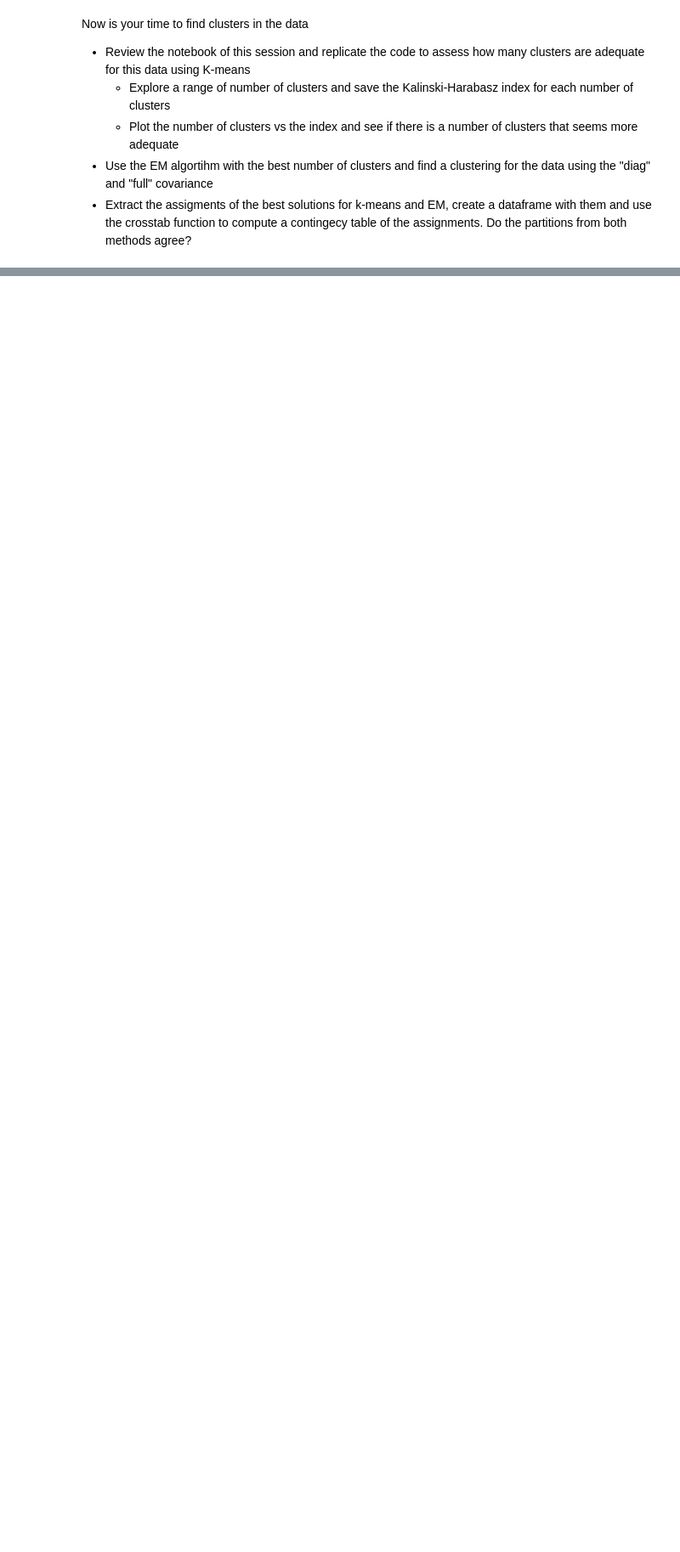
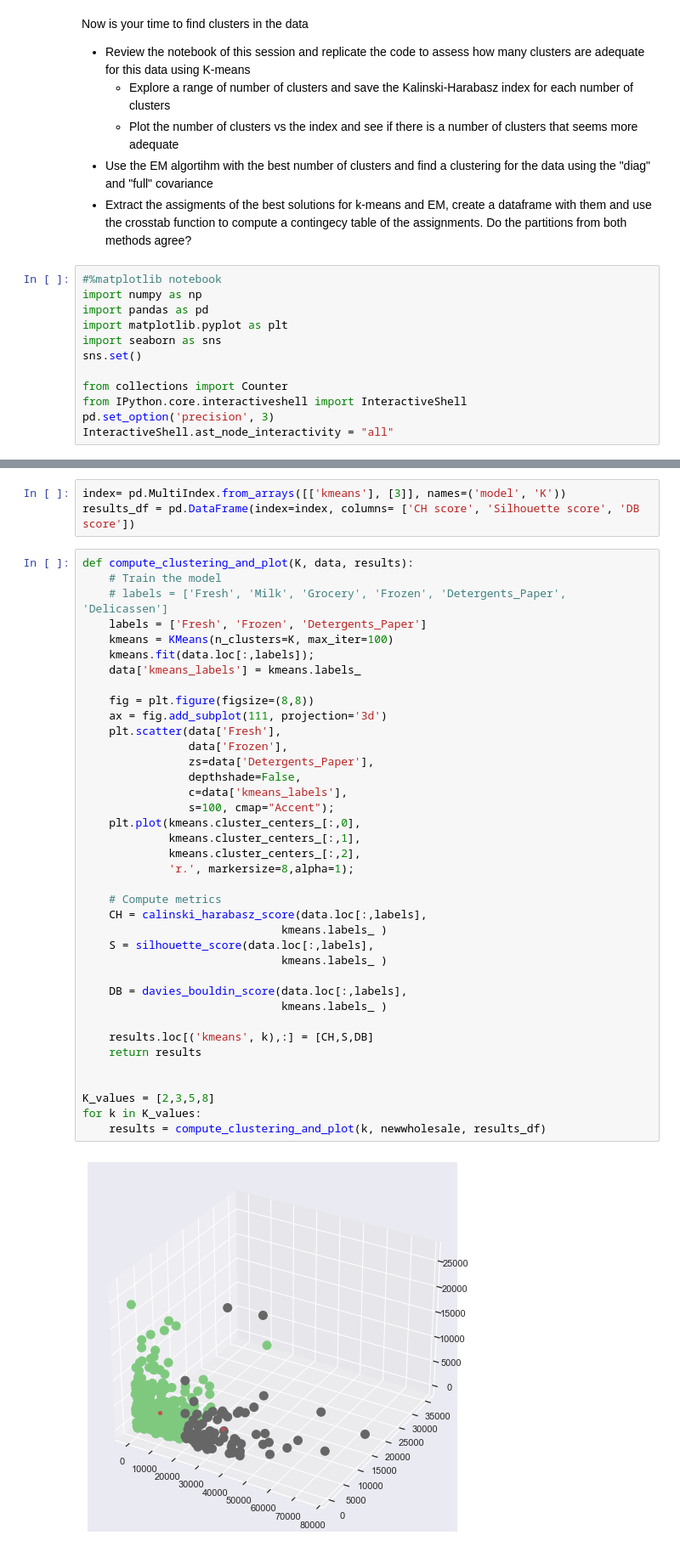
Before and after one commit to monadplus/ML, a Jupyter notebook: lab/lab6/ml06-exercise.ipynb, the cells around one changed output, grey strips where cells are left out. Shown at 85% size. Drawn from its saved outputs; the diff is of its cells as text; blank space fills up the shorter version.

```diff
--- a/lab/lab6/ml06-exercise.ipynb
+++ b/lab/lab6/ml06-exercise.ipynb
@@ -150,3 +150,15 @@ Now is your time to find clusters in the data
     - Plot the number of clusters vs the index and see if there is a number of clusters that seems more adequate
 - Use the EM algortihm with the best number of clusters and find a clustering for the data using the "diag" and "full" covariance
 - Extract the assigments of the best solutions for k-means and EM, create a dataframe with them and use the crosstab function to compute a contingecy table of the assignments. Do the partitions from both methods agree?
+# %%
+#%matplotlib notebook
+import numpy as np
+import pandas as pd
+import matplotlib.pyplot as plt
+import seaborn as sns
+sns.set()
+
+from collections import Counter
+from IPython.core.interactiveshell import InteractiveShell
+pd.set_option('precision', 3)
+InteractiveShell.ast_node_interactivity = "all"
@@ -152,0 +177,43 @@ Now is your time to find clusters in the data
+# %%
+index= pd.MultiIndex.from_arrays([['kmeans'], [3]], names=('model', 'K'))
+results_df = pd.DataFrame(index=index, columns= ['CH score', 'Silhouette score', 'DB score'])
+# %%
+def compute_clustering_and_plot(K, data, results):
+    # Train the model
+    # labels = ['Fresh', 'Milk', 'Grocery', 'Frozen', 'Detergents_Paper', 'Delicassen']
+    labels = ['Fresh', 'Frozen', 'Detergents_Paper']
+    kmeans = KMeans(n_clusters=K, max_iter=100)
+    kmeans.fit(data.loc[:,labels]);
+    data['kmeans_labels'] = kmeans.labels_
+
+    fig = plt.figure(figsize=(8,8))
+    ax = fig.add_subplot(111, projection='3d')
+    plt.scatter(data['Fresh'],
+                data['Frozen'],
+                zs=data['Detergents_Paper'],
+                depthshade=False,
+                c=data['kmeans_labels'],
+                s=100, cmap="Accent");
+    plt.plot(kmeans.cluster_centers_[:,0],
+             kmeans.cluster_centers_[:,1],
+             kmeans.cluster_centers_[:,2],
+             'r.', markersize=8,alpha=1);
+
+    # Compute metrics
+    CH = calinski_harabasz_score(data.loc[:,labels],
+                              kmeans.labels_ )
+    S = silhouette_score(data.loc[:,labels],
+                              kmeans.labels_ )
+
+    DB = davies_bouldin_score(data.loc[:,labels],
+                              kmeans.labels_ )
+
+    results.loc[('kmeans', k),:] = [CH,S,DB]
+    return results
+
+
+K_values = [2,3,5,8]
+for k in K_values:
+    results = compute_clustering_and_plot(k, newwholesale, results_df)
+# %% [output]
+[figure, added]
```
Also changed, not shown: parts of 20 cells of this notebook, 1 other file.
